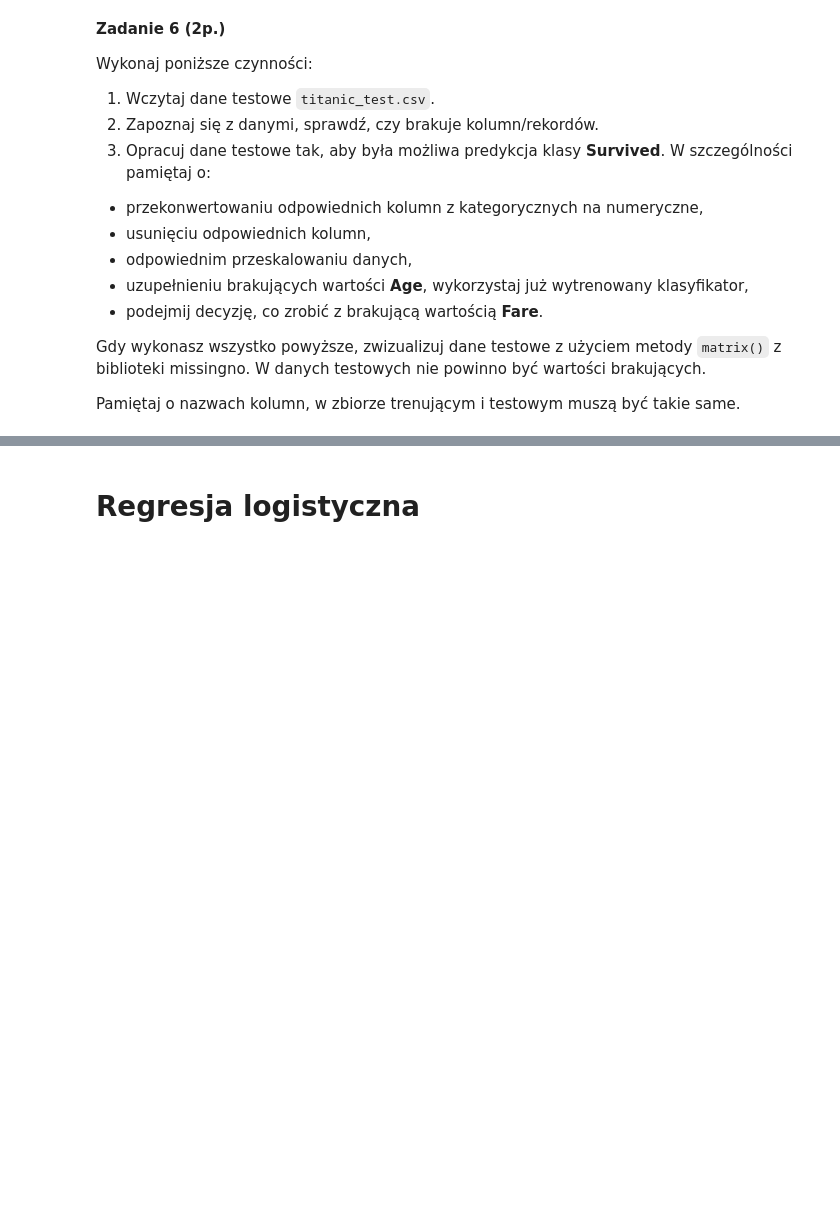
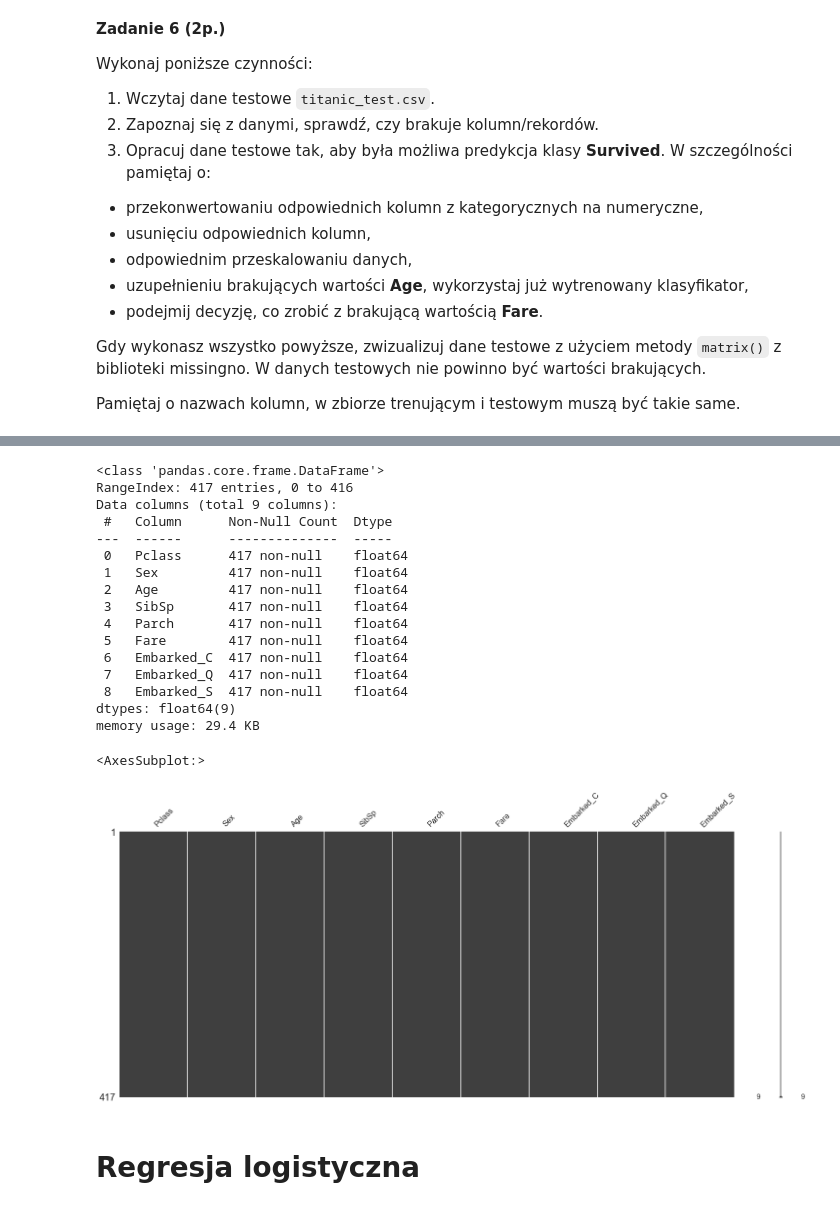
Before and after one commit to pgorgolew/PSI-AGH-COURSE, a Jupyter notebook: lab1/lab_1_introduction.ipynb, the cells around one changed output, grey strips where cells are left out. Cells and saved outputs as stored; diff of their text form; code cells hidden in the pictures; blank space fills up the shorter version.

```diff
--- a/lab1/lab_1_introduction.ipynb
+++ b/lab1/lab_1_introduction.ipynb
@@ -161,3 +247,5 @@ Usuń kolumny **Name** oraz **Ticket** ze zbioru trenującego.
+# %%
+train_data = train_data.drop(columns=["Name", "Ticket"])
 # %% [markdown]
 Ale jest jeszcze coś. Pomoże nam w tym macierz korelacji. Wykonaj poniższy kod.
 # %%
@@ -355,0 +473,14 @@ train_data.info()
+# %%
+y_train = train_data_linear["Age"]
+X_train = train_data_linear.drop(columns=["Age", "Survived"])
+X_test = train_data[train_data["Age"].isna()].drop(columns=["Age", "Survived"])
+
+model = LinearRegression()
+model_rfe = RFE(model, n_features_to_select=7) #In my analysis it is 7, not 8
+model_rfe.fit(X_train, y_train)
+
+predict = model_rfe.predict(X_test)
+
+train_data.loc[train_data["Age"].isna(), "Age"] = predict
+
+train_data.info()
@@ -381,0 +527,11 @@ from missingno import matrix
+# %%
+from missingno import matrix
+
+test_data = pd.read_csv("titanic_test.csv")
+print(test_data.isnull().sum()) #327 cabin, 86 age, 1 Fare
+
+test_data = test_data.drop(columns=["PassengerId", "Name", "Ticket", "Cabin"])
+test_data = get_dummies(data=test_data, columns=["Embarked"])
+test_data["Sex"] = Categorical(test_data["Sex"]).codes
+test_data.drop(test_data.loc[test_data['Fare'].isnull()].index, inplace=True) #delete one row where Fare is missing
+test_data.info()
@@ -381,0 +556,7 @@ from missingno import matrix
+# %%
+#SCALING
+data_columns = test_data.columns
+scaler = MinMaxScaler()
+test_data = DataFrame(scaler.fit_transform(test_data))
+test_data.columns = data_columns
+test_data.head()
@@ -382,3 +570,30 @@ from missingno import matrix
+# %%
+# Adding missing Ages
+X_test = test_data[test_data["Age"].isna()].drop(columns=["Age"])
+predict = model_rfe.predict(X_test)
+test_data.loc[test_data["Age"].isna(), "Age"] = predict
+
+test_data.info()
+matrix(test_data)
+# %% [output]
+<class 'pandas.core.frame.DataFrame'>
+RangeIndex: 417 entries, 0 to 416
+Data columns (total 9 columns):
+ #   Column      Non-Null Count  Dtype
+---  ------      --------------  -----
+ 0   Pclass      417 non-null    float64
+ 1   Sex         417 non-null    float64
+ 2   Age         417 non-null    float64
+ 3   SibSp       417 non-null    float64
+ 4   Parch       417 non-null    float64
+ 5   Fare        417 non-null    float64
+ 6   Embarked_C  417 non-null    float64
+ 7   Embarked_Q  417 non-null    float64
+ 8   Embarked_S  417 non-null    float64
+dtypes: float64(9)
+memory usage: 29.4 KB
+<AxesSubplot:>
+[figure, added]
 # %% [markdown]
 # Regresja logistyczna
 # %% [markdown]
```
Also changed, not shown: parts of 36 cells of this notebook, 1 other file.
